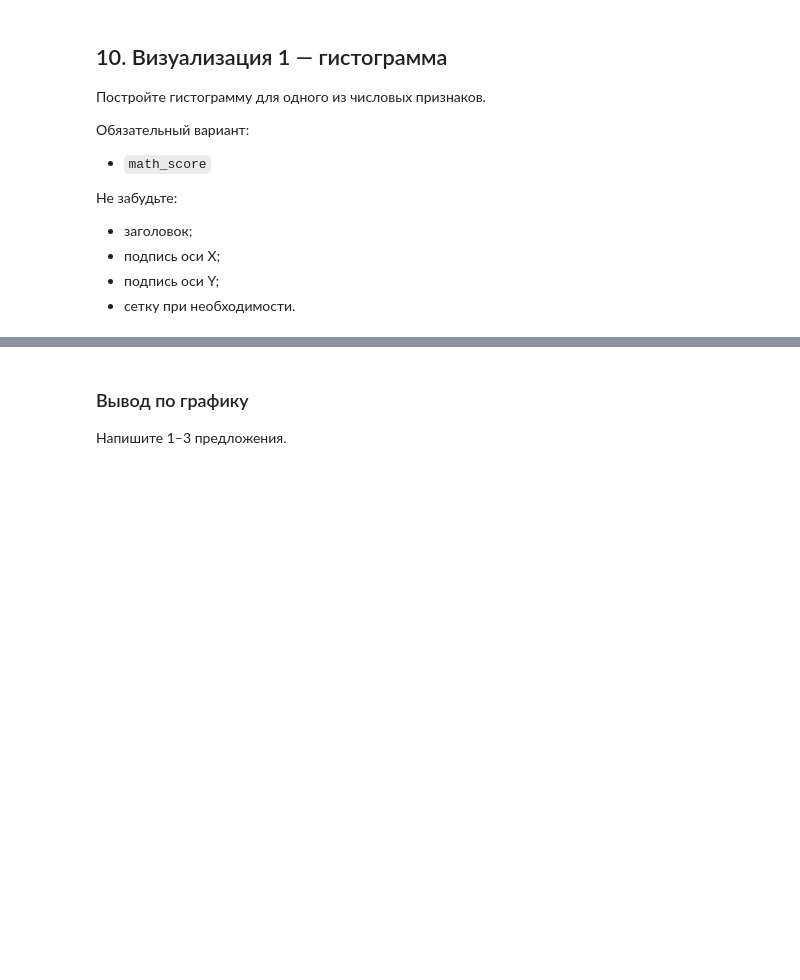
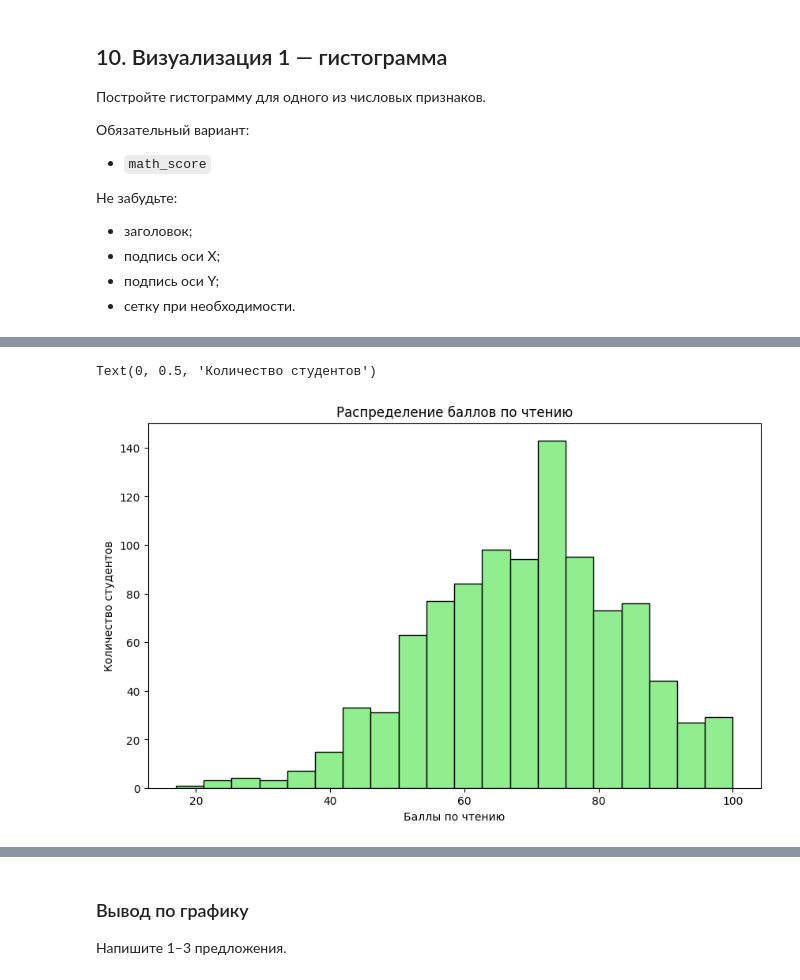
Before and after one commit to l1234-tech/l1234-tech.github.io, a Jupyter notebook: 2_semestr/lr_9/лаба_9.ipynb, the cells around one changed output, grey strips where cells are left out. Cells and saved outputs as stored; diff of their text form; code cells hidden in the pictures; blank space fills up the shorter version.

```diff
--- a/2_semestr/lr_9/лаба_9.ipynb
+++ b/2_semestr/lr_9/лаба_9.ipynb
@@ -163,0 +359,10 @@ Error:
+# %%
+# reading_score
+plt.figure(figsize=(10, 6))
+plt.hist(df['reading_score'], bins=20, color='lightgreen', edgecolor='black')
+plt.title('Распределение баллов по чтению')
+plt.xlabel('Баллы по чтению')
+plt.ylabel('Количество студентов')
+# %% [output]
+Text(0, 0.5, 'Количество студентов')
+[figure, added]
```
Also changed, not shown: parts of 40 cells of this notebook, 2 other files.
